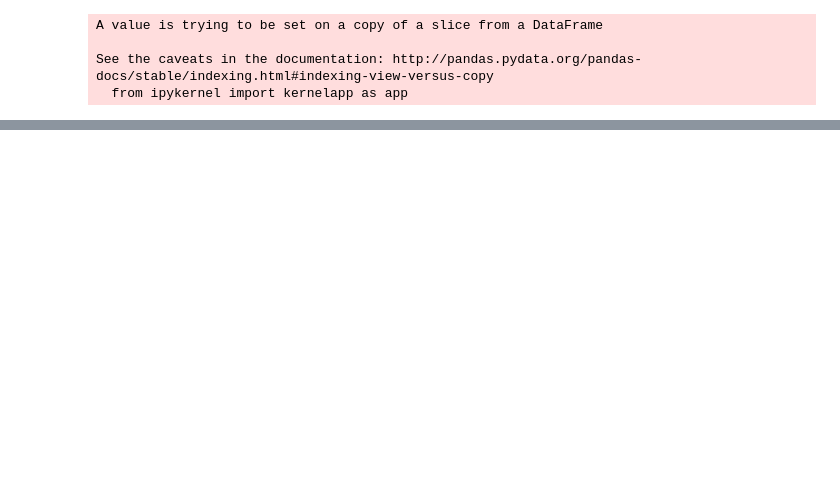
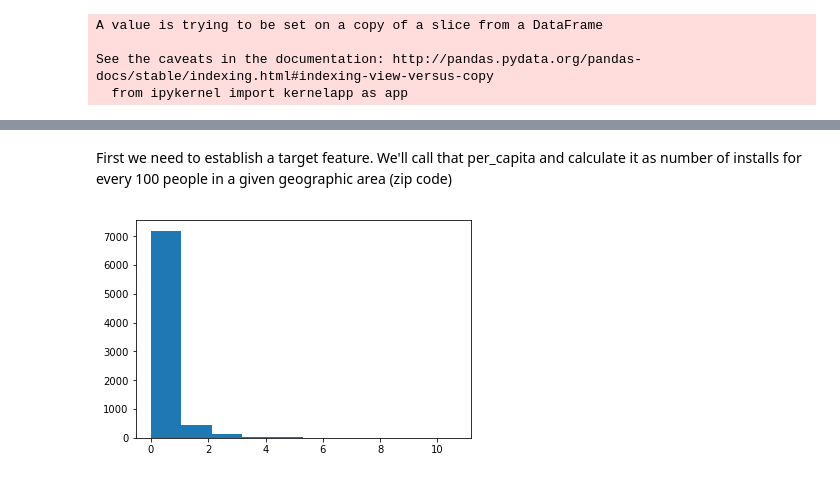
Before and after one commit to gurkpet/Solar-Panel-Market-Modeling, a Jupyter notebook: Solar Project.ipynb, the cells around one changed output, grey strips where cells are left out. Cells and saved outputs as stored; diff of their text form; code cells hidden in the pictures; blank space fills up the shorter version.

```diff
--- a/Solar Project.ipynb
+++ b/Solar Project.ipynb
@@ -130,0 +135,3 @@ array([ 0.70085445,  0.77518577,  0.81093461,  0.78136589,  0.66151647])
+# %%
+homevalue = pd.read_csv('Solar Data/Zip_Zhvi_Summary_AllHomes.csv')
+homevalue = homevalue[['RegionName', 'Zhvi']]
@@ -130,0 +142,8 @@ array([ 0.70085445,  0.77518577,  0.81093461,  0.78136589,  0.66151647])
+# %%
+test = pd.read_csv('scraped_from_census.csv')
+test= test[['zipcode', 'population','medianage', 'medianincome','pctownocc']]
+test_solar = solar_data[['region_name','existing_installs_count']].merge(test, left_on = 'region_name', right_on = 'zipcode', how = 'inner')
+test_solar_home = test_solar.merge(homevalue, left_on = 'zipcode', right_on = 'RegionName', how = 'inner')
+solar_rad = pd.read_csv('Solar_Radiation_by_zip.csv')
+solar_rad = solar_rad[solar_rad.solar_radiation !=  'error']
+test_solar_home_rad = test_solar_home.merge(solar_rad,on = 'zipcode', how = 'inner')
@@ -130,0 +159,14 @@ array([ 0.70085445,  0.77518577,  0.81093461,  0.78136589,  0.66151647])
+# %%
+test_solar_home_rad= test_solar_home_rad[['zipcode',  'population',
+       'medianage', 'medianincome', 'pctownocc', 'Zhvi',
+       'solar_radiation','existing_installs_count']]
+test_solar_home_rad['solar_radiation'] = test_solar_home_rad['solar_radiation'] .apply(lambda x : float(x))
+test_solar_home = test_solar_home_rad
+# %% [markdown]
+First we need to establish a target feature.  We'll call that per_capita and calculate it as number of installs for every 100 people in a given geographic area (zip code)
+# %%
+test_solar_home['per_capita'] = (test_solar_home['existing_installs_count']/test_solar_home['population']*100)
+plt.hist(test_solar_home['per_capita'])
+plt.show()
+# %% [output]
+[figure, added]
```
Also changed, not shown: parts of 43 cells of this notebook, 23 other files.
